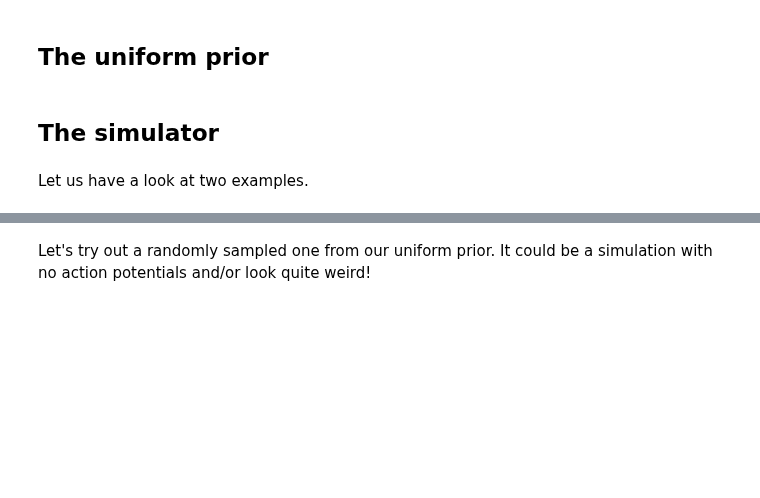
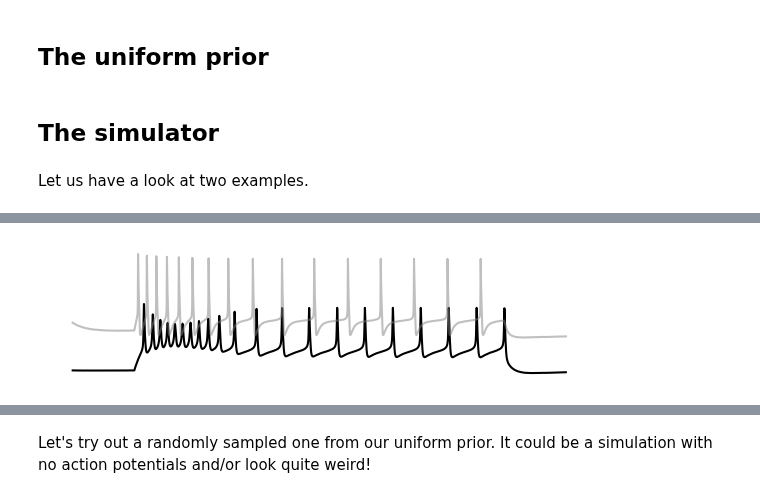
Before and after one commit to berenslab/hh_sbi, a Jupyter notebook: code/build_simulations.ipynb, the cells around one changed output, grey strips where cells are left out. Drawn from its saved outputs; the diff is of its cells as text; code cells hidden in the pictures; blank space fills up the shorter version.

```diff
--- a/code/build_simulations.ipynb
+++ b/code/build_simulations.ipynb
@@ -88,3 +102,15 @@ Text(0, 0.5, 'mV')
+# %%
+fig, ax = plt.subplots(1, 1, figsize=(7, 1.7))
+ax.plot(x['time'], x['data'][0,0,:], c='k')
+ax.plot(x['time'], x['data'][1,0,:]+70, c='grey', alpha=0.5)
+sns.despine(left=True, bottom=True, ax=ax)
+ax.set_xticks([])
+ax.set_yticks([])
+plt.savefig(
+    "../figures/preliminary/simulations_example.png", bbox_inches="tight", pad_inches=0, dpi=500
+)
+# %% [output]
+[figure, added]
 # %%
 df=pd.DataFrame(data=M1_model._simulation_wrapper(trial).numpy(), columns=ephys_features)
 df.head()
```
Also changed, not shown: parts of 7 cells of this notebook, 2 other files.
